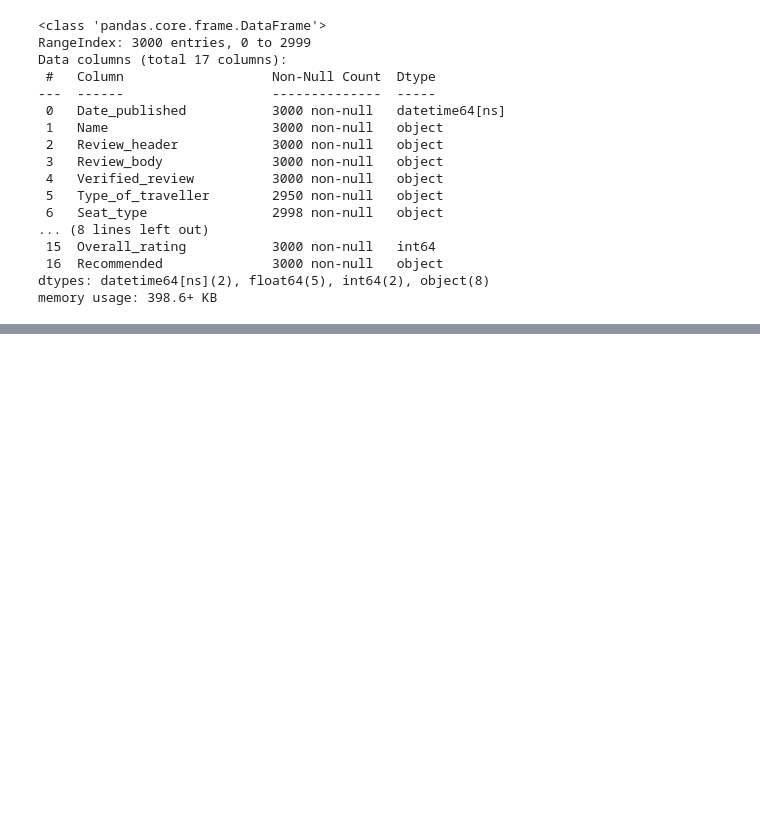
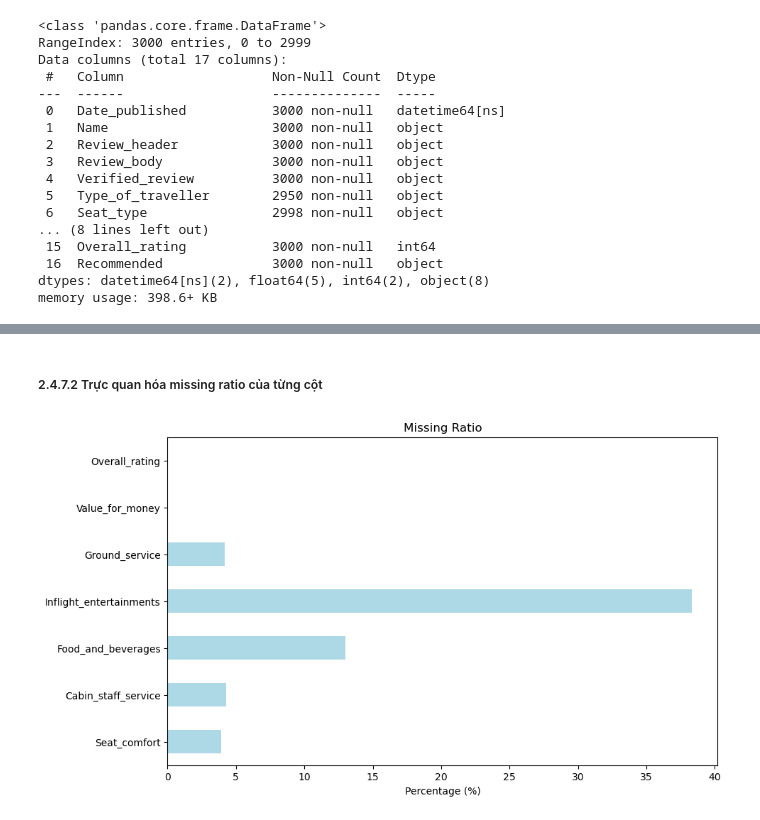
Before and after one commit to NgHuyen137/Intro2DS_Project, a Jupyter notebook: notebooks/2.0-preprocessing.ipynb, the cells around one changed output, grey strips where cells are left out. Saved outputs shown, nothing was run; the diff lists cells and outputs as text; code cells hidden in the pictures; blank space fills up the shorter version.

```diff
--- a/notebooks/2.0-preprocessing.ipynb
+++ b/notebooks/2.0-preprocessing.ipynb
@@ -123,7 +123,9 @@ raw_df['Date_flown'] = pd.to_datetime(raw_df['Date_flown'], format='%B %Y')
 - Không thể xử lý được toàn bộ các giá trị trong cột `Aircraft` do dữ liệu được ghi ở nhiều định dạng khác nhau. Việc bỏ đi cột `Aircraft` không làm ảnh hưởng nhiều đến việc phân tích và dự đoán sau này do cột này không mang lại nhiều thông tin có giá trị.
 # %%
 # Tách chuỗi trong cột Route
-raw_df['Route'] = raw_df['Route'].str.split(r'\s*to\s*|\s*via\s*', regex=True)
+raw_df['Route'] = raw_df['Route'].str.rstrip(', ').str.upper()
+raw_df['Route'] = raw_df['Route'].replace(r' RETURN', '', regex=True)
+raw_df['Route'] = raw_df['Route'].str.split(r'\s* TO \s*|\s* VIA \s*|\s*\/\s*|\s*,\s*|\s*-\s*|\s* OR \s*|\s*&\s*', regex=True)
 
 # Drop cột Aircraft
 raw_df = raw_df.drop(columns='Aircraft')
@@ -150,0 +157,3 @@ memory usage: 398.6+ KB
+# %%
+num_col_info_df = raw_df.select_dtypes(include=['int64', 'float64'])
+num_col_info_df
@@ -150,0 +174,13 @@ memory usage: 398.6+ KB
+# %%
+# Các hàm tính missing ratio, min, max cũng như các phân vị (làm tròn 1 chữ số thập phân)
+def missing_ratio(col):
+    return (col.isna().sum() *100/ len(col)).round(1)
+def lower_quartile(col):
+    return (col.quantile(0.25)).round(1)
+def median(col):
+    return (col.quantile(0.5)).round(1)
+def upper_quartile(col):
+    return (col.quantile(0.75)).round(1)
+
+num_col_info_df = num_col_info_df.agg([missing_ratio, "min", lower_quartile, median, upper_quartile, "max"])
+num_col_info_df
@@ -150,0 +195,12 @@ memory usage: 398.6+ KB
+# %% [markdown]
+##### 2.4.7.2 Trực quan hóa missing ratio của từng cột
+# %%
+# Tạo một biểu đồ dạng bar để hiển thị missing_ratio
+plt.figure(figsize=(10, 6))
+num_col_info_df.loc["missing_ratio"].plot(kind="barh", color="lightblue")
+plt.title("Missing Ratio")
+plt.xlabel("Percentage (%)")
+plt.xticks(rotation=0)
+plt.show()
+# %% [output]
+[figure, added]
```
Also changed, not shown: parts of 23 cells of this notebook, 1 other file.
